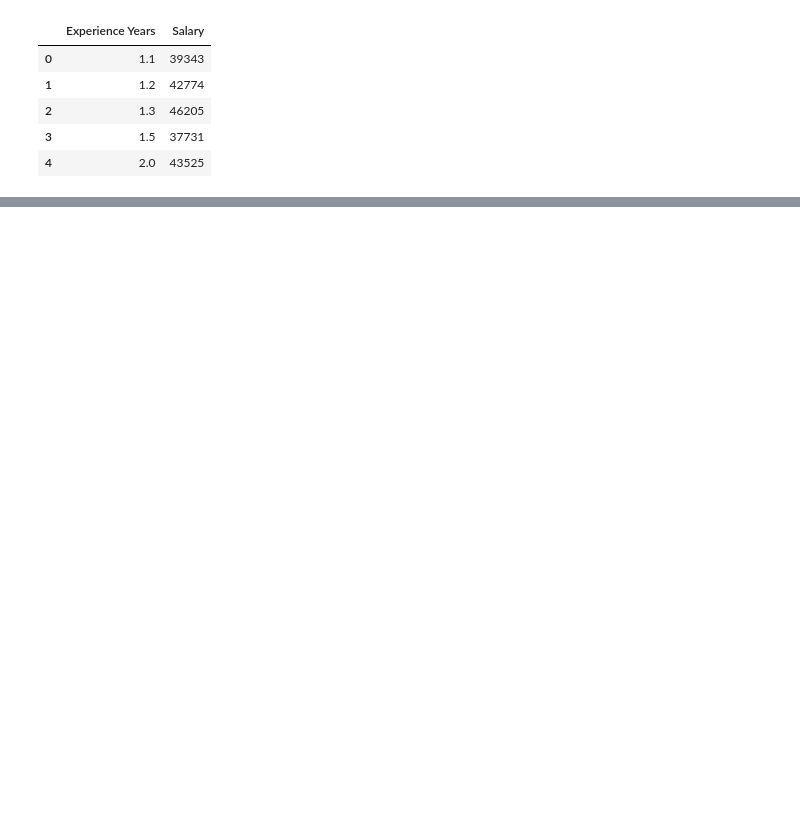
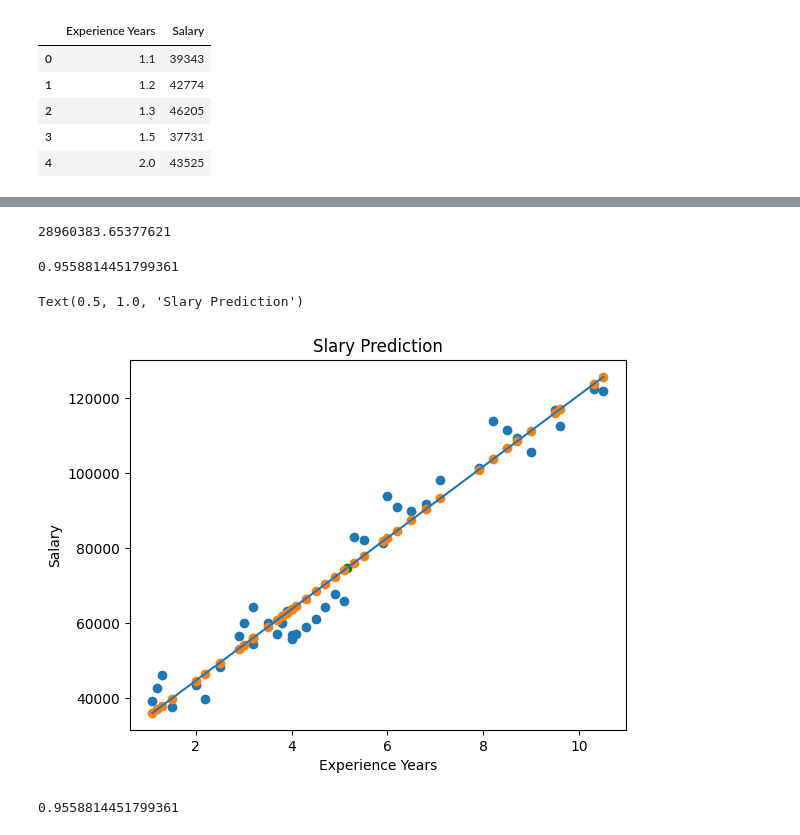
Before and after one commit to rkhademul19/salary-prediction-using-LR, a Jupyter notebook: salary-prediction-using-linear-regression.ipynb, the cells around one changed output, grey strips where cells are left out. Saved outputs shown, nothing was run; the diff lists cells and outputs as text; code cells hidden in the pictures; blank space fills up the shorter version.

```diff
--- a/salary-prediction-using-linear-regression.ipynb
+++ b/salary-prediction-using-linear-regression.ipynb
@@ -23,0 +78,3 @@ Text(0.5, 1.0, 'Salary Prediction')
+# %%
+df['lose']=df['Salary']-df['predict_salary']
+df.head()
@@ -23,0 +93,27 @@ Text(0.5, 1.0, 'Salary Prediction')
+# %%
+mse=mean_squared_error(df['Salary'], df['predict_salary'])
+mse
+# %% [output]
+28960383.65377621
+# %%
+# Regression accuracy calculation
+
+reg.score(x,y)
+# %% [output]
+0.9558814451799361
+# %%
+plt.plot(x, reg.predict(x))
+plt.scatter(x.mean(),y.mean(), color='green')
+plt.scatter(df['Experience Years'], df['Salary'])
+plt.scatter(df['Experience Years'], reg.predict(x))
+plt.xlabel("Experience Years")
+plt.ylabel("Salary")
+plt.title("Slary Prediction")
+# %% [output]
+Text(0.5, 1.0, 'Slary Prediction')
+[figure, added]
+# %%
+from sklearn.metrics import r2_score
+r2_score(y, reg.predict(x))
+# %% [output]
+0.9558814451799361
```
Also changed, not shown: parts of 13 cells of this notebook.
